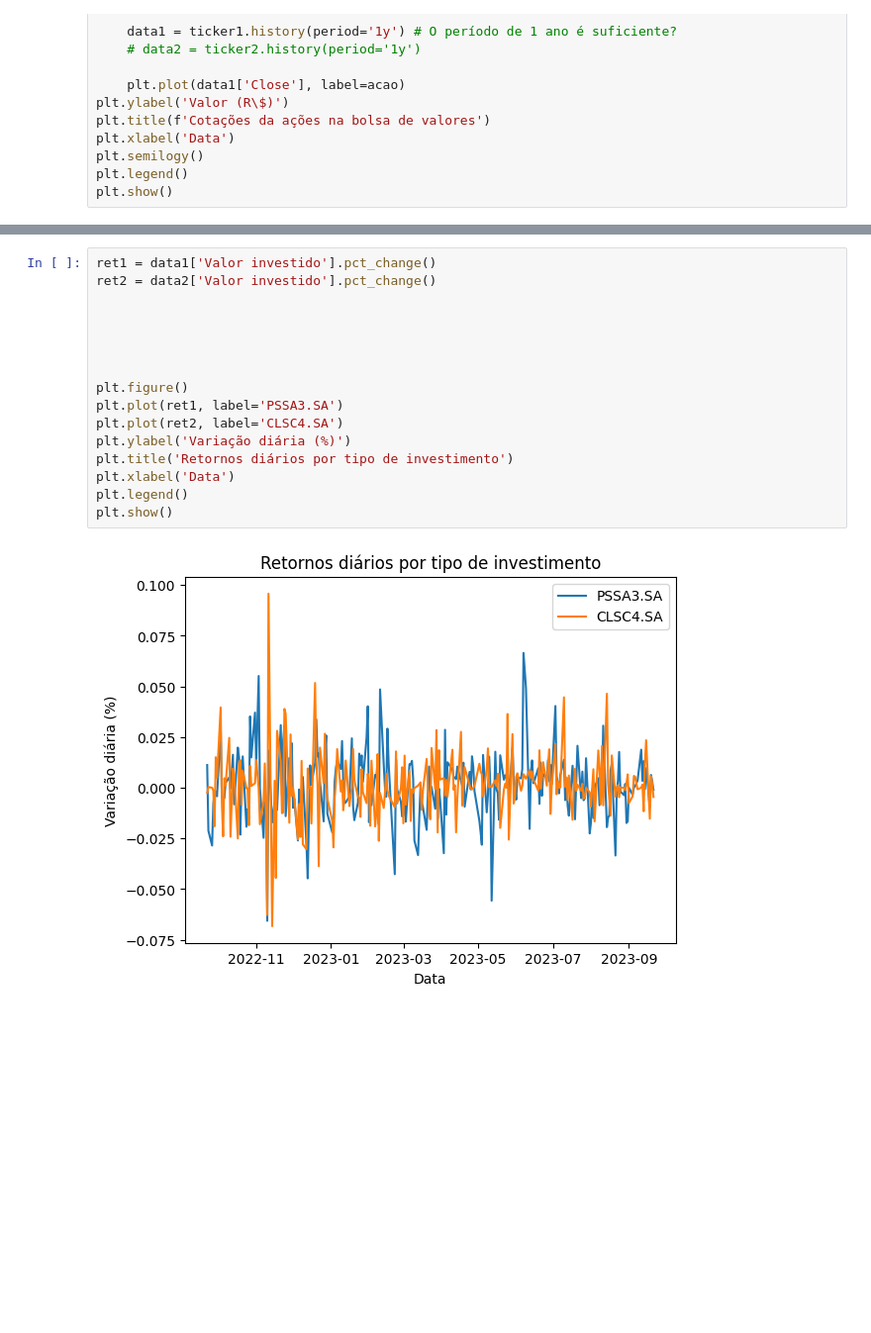
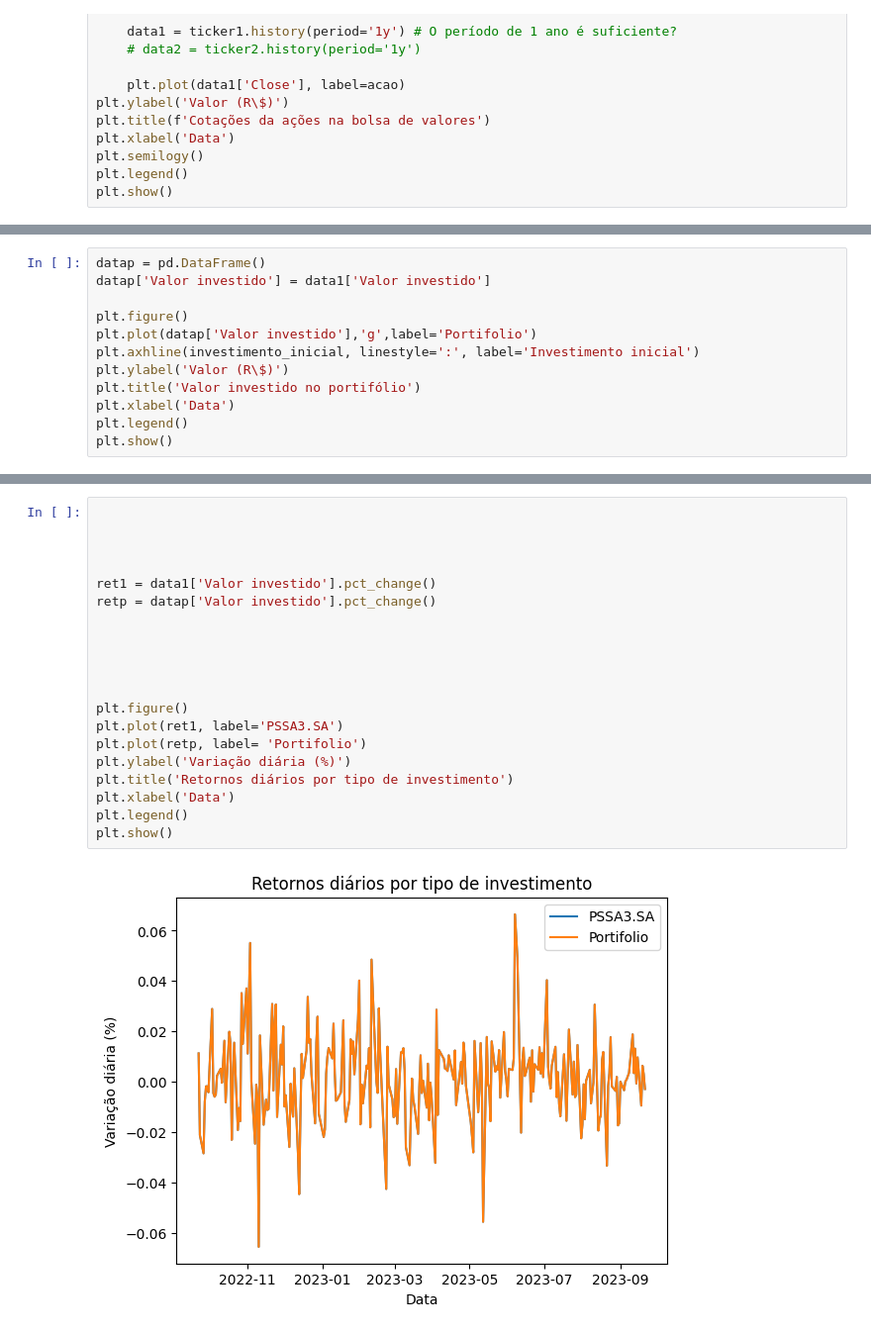
Before and after one commit to laupontiroli/APS3_dados, a Jupyter notebook: codigo.ipynb, the cells around one changed output, grey strips where cells are left out. Shown at 99% size. Saved outputs shown, nothing was run; the diff lists cells and outputs as text; blank space fills up the shorter version.

Commit message:
portifolio como um acao

```diff
--- a/codigo.ipynb
+++ b/codigo.ipynb
@@ -60,3 +62,15 @@ plt.legend()
 plt.show()
 # %% [output]
 [figure]
+# %%
+datap = pd.DataFrame()
+datap['Valor investido'] = data1['Valor investido']
+
+plt.figure()
+plt.plot(datap['Valor investido'],'g',label='Portifolio')
+plt.axhline(investimento_inicial, linestyle=':', label='Investimento inicial')
+plt.ylabel('Valor (R\$)')
+plt.title('Valor investido no portifólio')
+plt.xlabel('Data')
+plt.legend()
+plt.show()
@@ -63,18 +79,22 @@ plt.show()
 # %%
+
+
+
+
 ret1 = data1['Valor investido'].pct_change()
-ret2 = data2['Valor investido'].pct_change()
+retp = datap['Valor investido'].pct_change()
 
 
 
 
 
 plt.figure()
 plt.plot(ret1, label='PSSA3.SA')
-plt.plot(ret2, label='CLSC4.SA')
+plt.plot(retp, label= 'Portifolio')
 plt.ylabel('Variação diária (%)')
 plt.title('Retornos diários por tipo de investimento')
 plt.xlabel('Data')
 plt.legend()
 plt.show()
 # %% [output]
-[figure, old version]
+[figure, new version]
```
Also changed, not shown: parts of 3 cells of this notebook.
